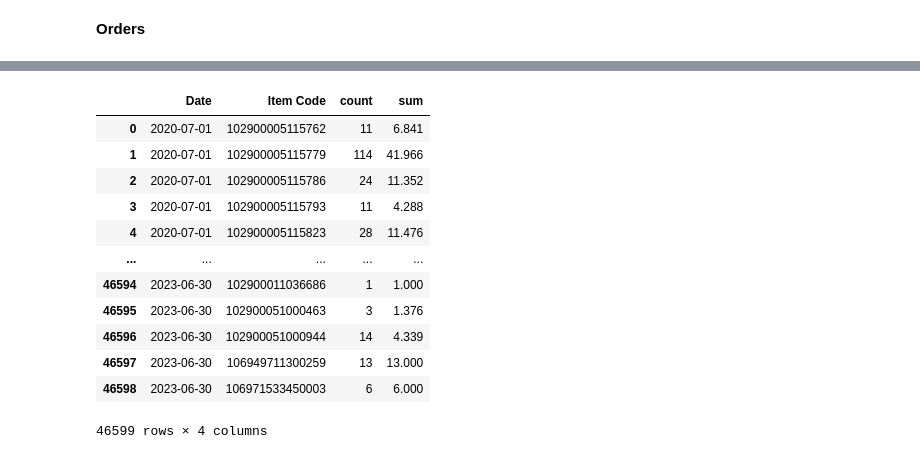
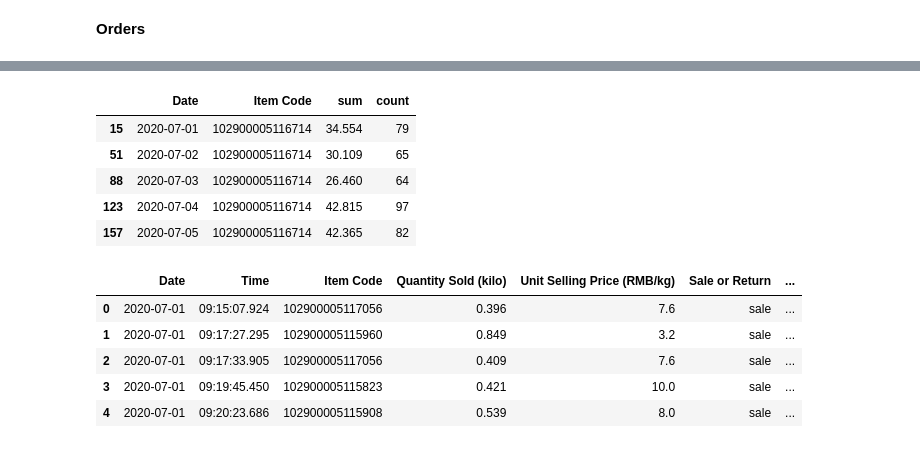
Before and after one commit to Krupique/mlops-projects, a Jupyter notebook: 03-supermarket_sales_data/data_analysis.ipynb, the cells around one changed output, grey strips where cells are left out. Saved outputs shown, nothing was run; the diff lists cells and outputs as text; code cells hidden in the pictures.

```diff
--- a/03-supermarket_sales_data/data_analysis.ipynb
+++ b/03-supermarket_sales_data/data_analysis.ipynb
@@ -153,20 +153,44 @@ fig.update_layout(
 )
 
 fig.show()
-# %%
-df_order = df_raw.groupby(['Date', 'Item Code'], as_index=False, observed=True)['Quantity Sold (kilo)'].agg({'sum', 'count'})
-df_order
-# %% [output]
-|  | Date | Item Code | count | sum |
-| 0 | 2020-07-01 | 102900005115762 | 11 | 6.841 |
-| 1 | 2020-07-01 | 102900005115779 | 114 | 41.966 |
-| 2 | 2020-07-01 | 102900005115786 | 24 | 11.352 |
-| 3 | 2020-07-01 | 102900005115793 | 11 | 4.288 |
-| 4 | 2020-07-01 | 102900005115823 | 28 | 11.476 |
-| ... | ... | ... | ... | ... |
-| 46594 | 2023-06-30 | 102900011036686 | 1 | 1.000 |
-| 46595 | 2023-06-30 | 102900051000463 | 3 | 1.376 |
-| 46596 | 2023-06-30 | 102900051000944 | 14 | 4.339 |
-| 46597 | 2023-06-30 | 106949711300259 | 13 | 13.000 |
-| 46598 | 2023-06-30 | 106971533450003 | 6 | 6.000 |
-46599 rows × 4 columns
+# %%
+df_order = df_raw.groupby(['Date', 'Item Code'], as_index=False, observed=True)['Quantity Sold (kilo)'].agg({'sum', 'count'})
+df_order = df_order.loc[df_order['Item Code'] == 102900005116714]
+
+fig = go.Figure()
+
+fig.add_trace(go.Scatter(
+    x=df_order['Date'].values,
+    y=df_order['sum'].values,
+    mode='lines+markers',
+    name='Valores reais',
+))
+
+fig.update_layout(
+    title=f'<span>Vendas no período (total por peso)</span>',
+    autosize=False,
+    width=2200,
+    height=400,
+    xaxis=dict(title=f'<span>Período</span>'),
+    yaxis=dict(title=f'<span>Total em peso de vendas</span>')
+)
+
+fig.show()
+# %%
+df_order.head()
+# %% [output]
+|  | Date | Item Code | sum | count |
+| 15 | 2020-07-01 | 102900005116714 | 34.554 | 79 |
+| 51 | 2020-07-02 | 102900005116714 | 30.109 | 65 |
+| 88 | 2020-07-03 | 102900005116714 | 26.460 | 64 |
+| 123 | 2020-07-04 | 102900005116714 | 42.815 | 97 |
+| 157 | 2020-07-05 | 102900005116714 | 42.365 | 82 |
+# %%
+df_raw.head()
+# %% [output]
+|  | Date | Time | Item Code | Quantity Sold (kilo) | Unit Selling Price (RMB/kg) | Sale or Return | ... |
+| 0 | 2020-07-01 | 09:15:07.924 | 102900005117056 | 0.396 | 7.6 | sale | ... |
+| 1 | 2020-07-01 | 09:17:27.295 | 102900005115960 | 0.849 | 3.2 | sale | ... |
+| 2 | 2020-07-01 | 09:17:33.905 | 102900005117056 | 0.409 | 7.6 | sale | ... |
+| 3 | 2020-07-01 | 09:19:45.450 | 102900005115823 | 0.421 | 10.0 | sale | ... |
+| 4 | 2020-07-01 | 09:20:23.686 | 102900005115908 | 0.539 | 8.0 | sale | ... |
```
Also changed, not shown: parts of 2 cells of this notebook, 1 other file.
